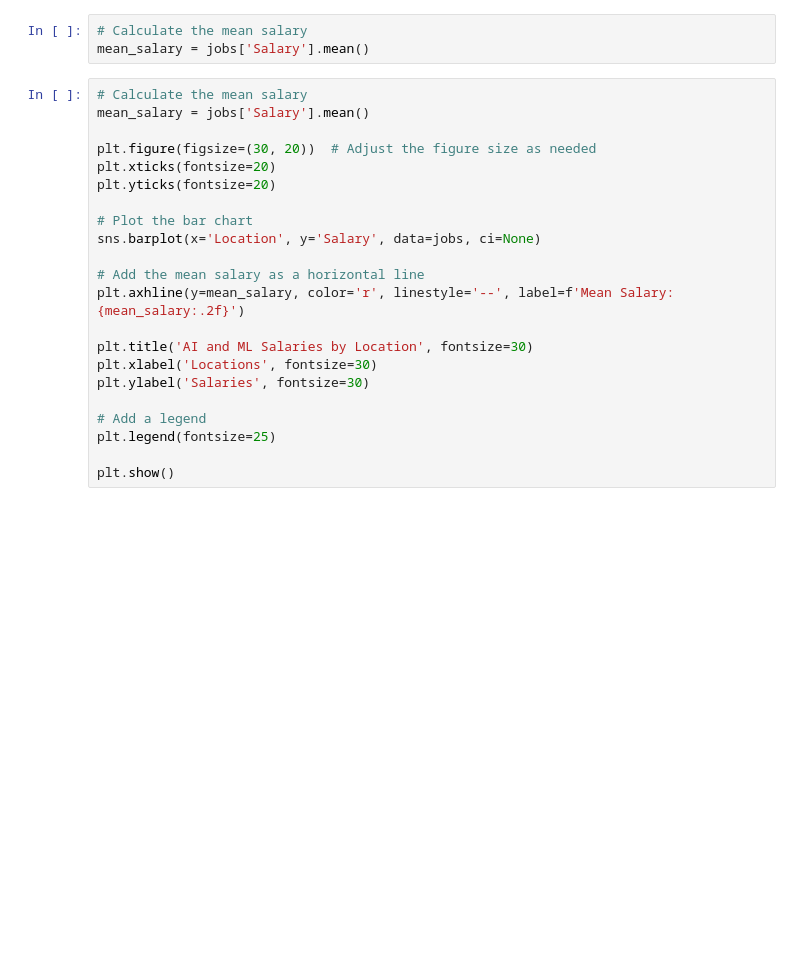
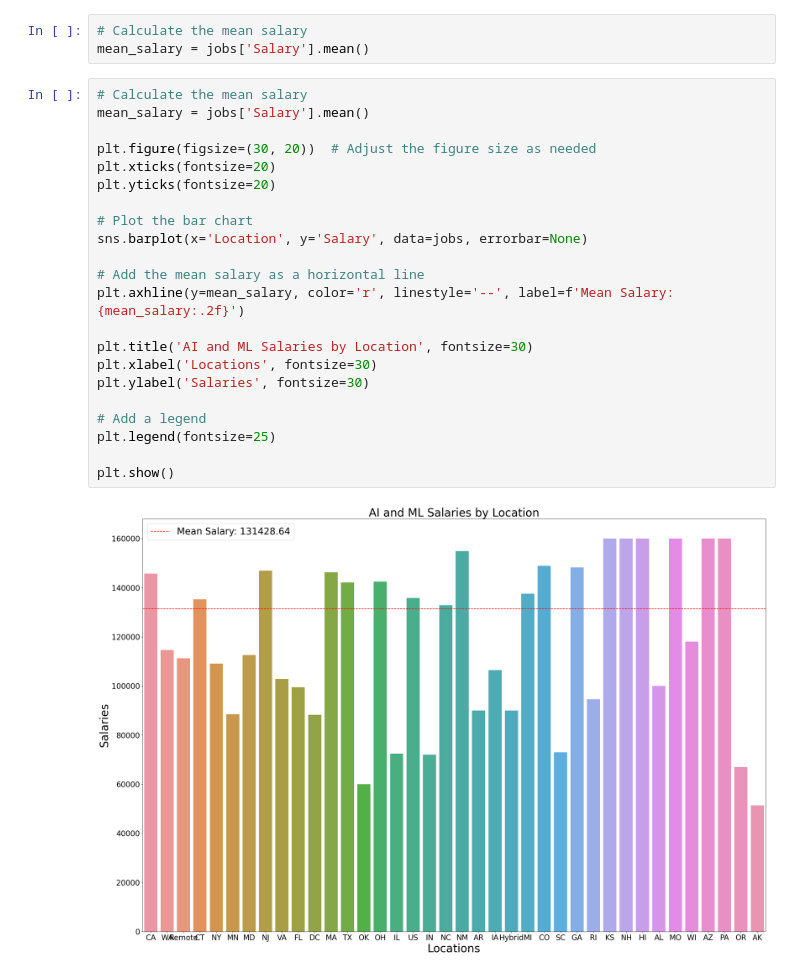
Before and after one commit to csduffy1/PortfolioProjects, a Jupyter notebook: portfolio1224.ipynb, the cells around one changed output. Drawn from its saved outputs; the diff is of its cells as text; blank space fills up the shorter version.

```diff
--- a/portfolio1224.ipynb
+++ b/portfolio1224.ipynb
@@ -38,22 +79,24 @@ mean_salary = jobs['Salary'].mean()
 # %%
 # Calculate the mean salary
 mean_salary = jobs['Salary'].mean()
 
 plt.figure(figsize=(30, 20))  # Adjust the figure size as needed
 plt.xticks(fontsize=20)
 plt.yticks(fontsize=20)
 
 # Plot the bar chart
-sns.barplot(x='Location', y='Salary', data=jobs, ci=None)
+sns.barplot(x='Location', y='Salary', data=jobs, errorbar=None)
 
 # Add the mean salary as a horizontal line
 plt.axhline(y=mean_salary, color='r', linestyle='--', label=f'Mean Salary: {mean_salary:.2f}')
 
 plt.title('AI and ML Salaries by Location', fontsize=30)
 plt.xlabel('Locations', fontsize=30)
 plt.ylabel('Salaries', fontsize=30)
 
 # Add a legend
 plt.legend(fontsize=25)
 
 plt.show()
+# %% [output]
+[figure, added]
```
Also changed, not shown: parts of 6 cells of this notebook.
